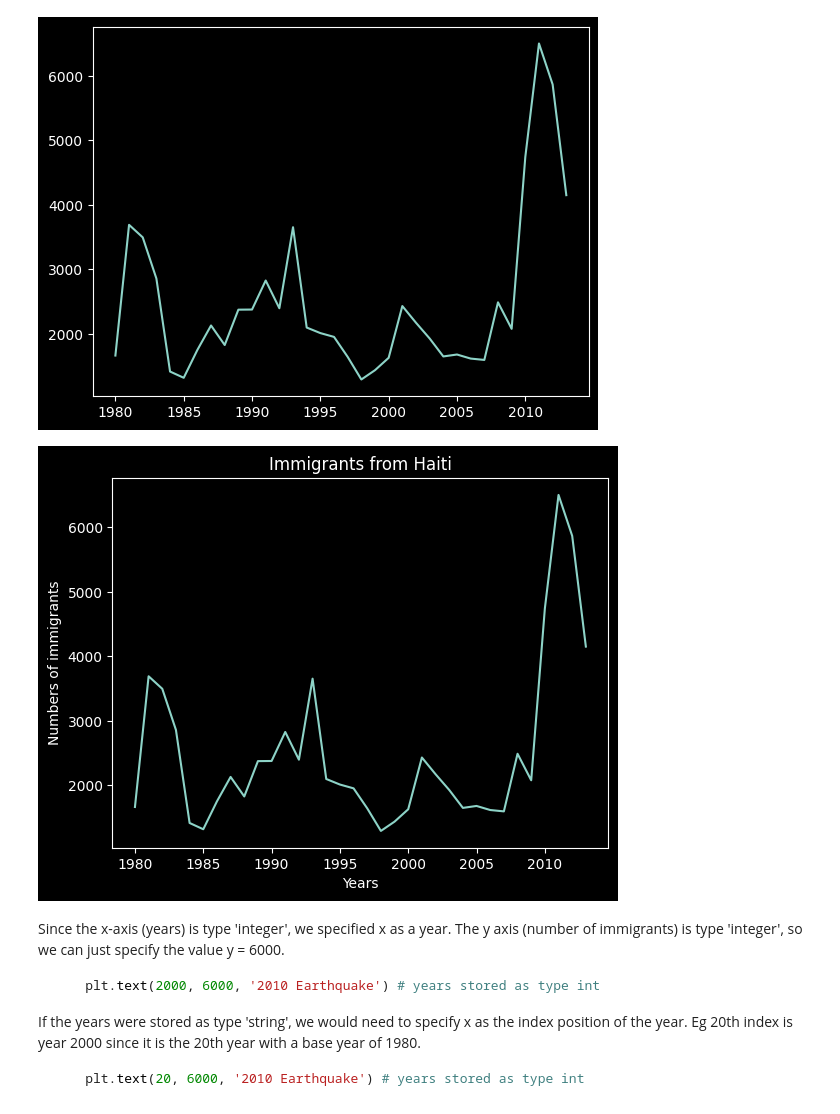
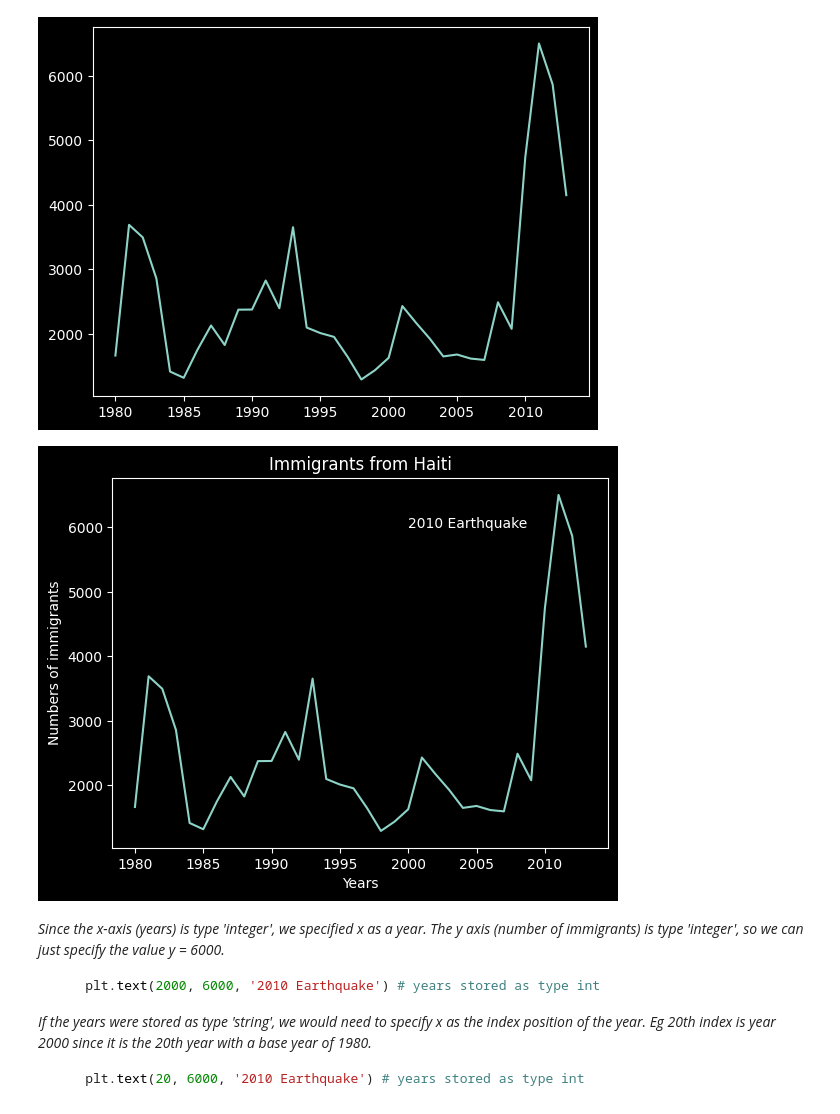
Before and after one commit to Mohwit/Data-Visualization, a Jupyter notebook: lineChart.ipynb, the cells around one changed output. Saved outputs shown, nothing was run; the diff lists cells and outputs as text; code cells hidden in the pictures.

````diff
--- a/lineChart.ipynb
+++ b/lineChart.ipynb
@@ -473,22 +473,21 @@ haiti.plot(kind='line')
 # %%
 #to give title and labels to line chart
 haiti.index = haiti.index.map(int)  #converting index value to int
 haiti.plot(kind='line')
 plt.title('Immigrants from Haiti')
 plt.xlabel('Years')
 plt.ylabel('Numbers of immigrants')
+plt.text(2000, 6000, '2010 Earthquake')
 plt.show() #to show update to figures
 # %% [output]
-[figure, old version]
+[figure, new version]
 # %% [markdown]
 
-Since the x-axis (years) is type 'integer', we specified x as a year. The y axis (number of immigrants) is type 'integer', so we can just specify the value y = 6000.
+*Since the x-axis (years) is type 'integer', we specified x as a year. The y axis (number of immigrants) is type 'integer', so we can just specify the value y = 6000.*
 ```python
     plt.text(2000, 6000, '2010 Earthquake') # years stored as type int
 ```
-
-If the years were stored as type 'string', we would need to specify x as the index position of the year. Eg 20th index is year 2000 since it is the 20th year with a base year of 1980.
-
+*If the years were stored as type 'string', we would need to specify x as the index position of the year. Eg 20th index is year 2000 since it is the 20th year with a base year of 1980.*
 ```python
     plt.text(20, 6000, '2010 Earthquake') # years stored as type int
 ```
````
Also changed, not shown: parts of 6 cells of this notebook.
